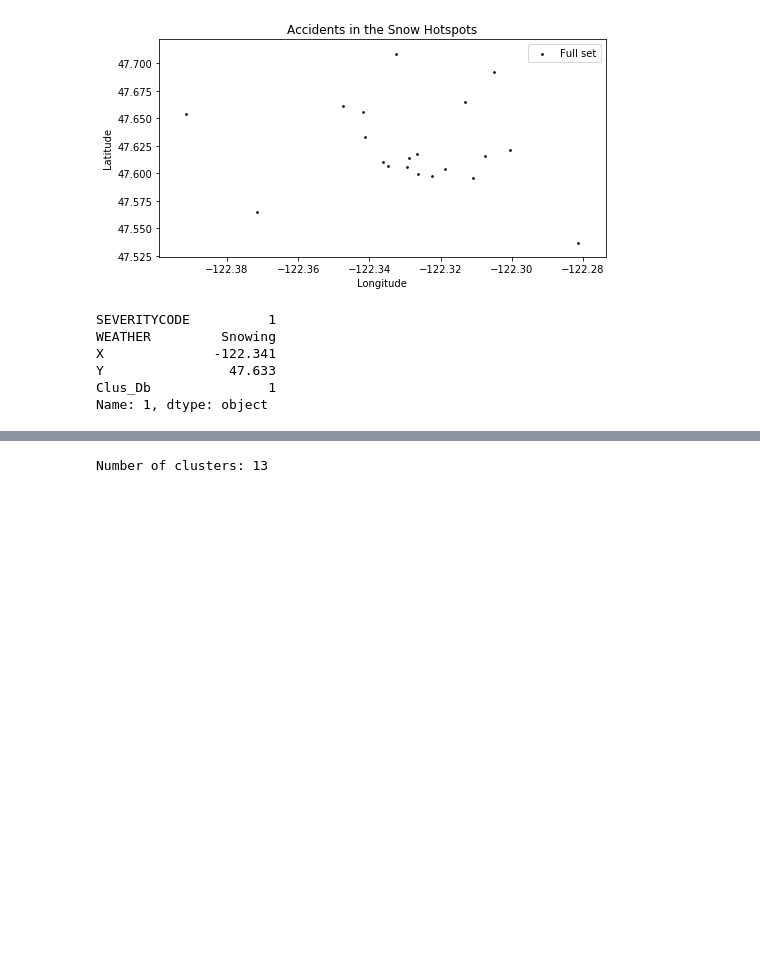
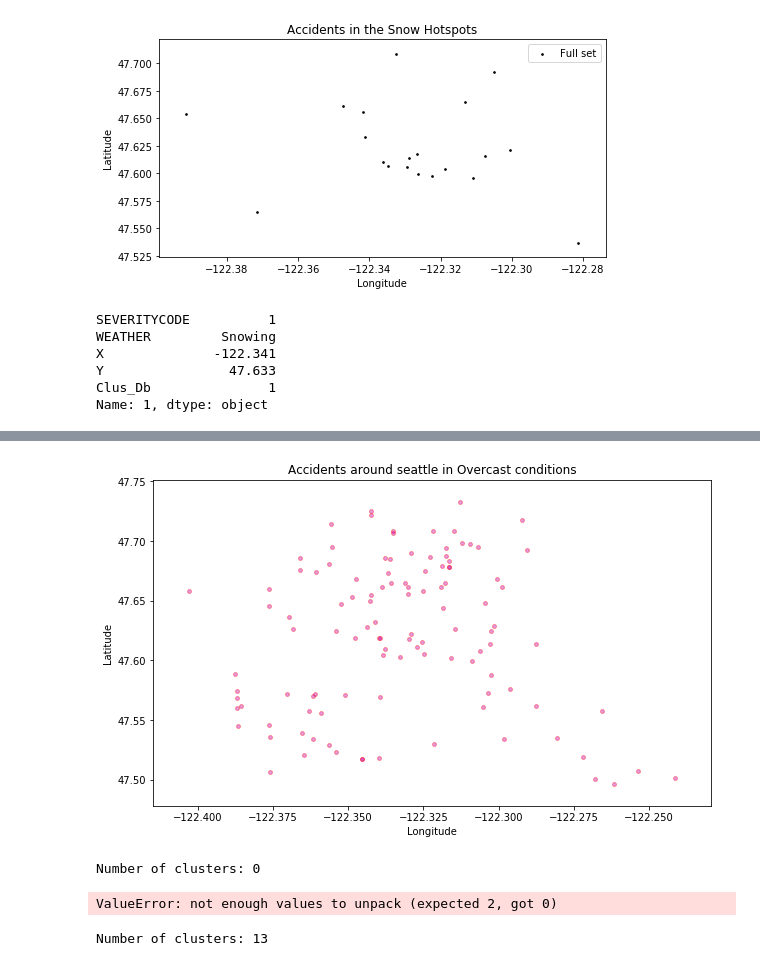
Before and after one commit to RKennon/CourseraAppliedDataScienceCapstone, a Jupyter notebook: Week2.ipynb, the cells around one changed output, grey strips where cells are left out. Cells and saved outputs as stored; diff of their text form; code cells hidden in the pictures; blank space fills up the shorter version.

```diff
--- a/Week2.ipynb
+++ b/Week2.ipynb
@@ -471,9 +471,9 @@ for i in range(0,len(df)):
       location=[df.iloc[i]['Y'], df.iloc[i]['X']],
       popup=df.iloc[i]['Clus_Db'],
       radius= 5.0, #make this varible with the amount of samples in the cluster
-      color='yellow',
+      color='green',
       fill=True,
-      fill_color='yellow'
+      fill_color='green'
    ).add_to(rainM)
 
 
@@ -631,6 +631,79 @@ fogM
 Number of clusters: 3
 [figure]
 [interactive output not drawn]
+# %%
+###################Fog/smog/smoke conditions data processing
+Clus_dataSet = dfh[['X', 'Y']]
+Clus_dataSet = np.nan_to_num(Clus_dataSet)
+Clus_dataSet = StandardScaler().fit_transform(Clus_dataSet)
+
+# # Compute DBSCAN
+db = DBSCAN(eps=5/6371., min_samples=5, algorithm='ball_tree', metric='haversine').fit(np.radians(Clus_dataSet))
+core_samples_mask = np.zeros_like(db.labels_, dtype=bool)
+core_samples_mask[db.core_sample_indices_] = True
+labels = db.labels_
+dfh["Clus_Db"]=labels
+
+realClusterNum=len(set(labels)) - (1 if -1 in labels else 0)
+clusterNum = len(set(labels))
+
+
+fig, ax = plt.pyplot.subplots()
+fig.set_size_inches(10, 6)
+rs_scatter = ax.scatter(dfh['X'], dfh['Y'], c='m', edgecolor='r', alpha=.4, s=15)
+
+ax.set_title('Accidents around seattle in Overcast conditions')
+ax.set_xlabel('Longitude')
+ax.set_ylabel('Latitude')
+plt.pyplot.show()
+
+coords = dfh[['Y', 'X']].as_matrix()
+num_clusters = len(set(labels))
+cluster_labels = db.labels_
+
+clusters = pd.Series([coords[cluster_labels==n] for n in range(realClusterNum)])
+print('Number of clusters:',realClusterNum)
+
+centermost_points = clusters.map(get_centermost_point)
+# unzip the list of centermost points (lat, lon) tuples into separate lat and lon lists
+lats, lons = zip(*centermost_points)
+
+# from these lats/lons create a new df of one representative point for each cluster
+rep_points = pd.DataFrame({'lon':lons, 'lat':lats})
+rep_points.tail()
+
+
+df = rep_points.apply(lambda row: dfh[(dfh['Y']==row['lat']) & (dfh['X']==row['lon'])].iloc[0], axis=1)
+
+fig, ax = plt.pyplot.subplots(figsize=[8, 4])
+df_scatter = ax.scatter(df['X'], df['Y'], c='k', alpha=0.9, s=3)
+ax.set_title('Accidents in Fog/Smog/Smoke Conditions Hotspots')
+ax.set_xlabel('Longitude')
+ax.set_ylabel('Latitude')
+ax.legend([df_scatter], ['Full set'], loc='upper right')
+plt.pyplot.show()
+
+
+# Make an empty map
+sleetM = folium.Map(location=[47.625,-122.34], zoom_start=10)###, tiles="Mapbox Bright"
+
+# # Add marker one by one on the map
+for i in range(1,len(df)):
+   folium.CircleMarker(
+      location=[df.iloc[i]['Y'], df.iloc[i]['X']],
+      popup=df.iloc[i]['Clus_Db'],
+      radius= 5.0, #make this varible with the amount of samples in the cluster
+      color='pink',
+      fill=True,
+      fill_color='pink'
+   ).add_to(sleetM)
+
+
+sleetM
+# %% [output]
+[figure, added]
+Number of clusters: 0
+ValueError: not enough values to unpack (expected 2, got 0)
 # %%
 Clus_dataSet = dfInjury[['X', 'Y']]
 Clus_dataSet = np.nan_to_num(Clus_dataSet)
```
